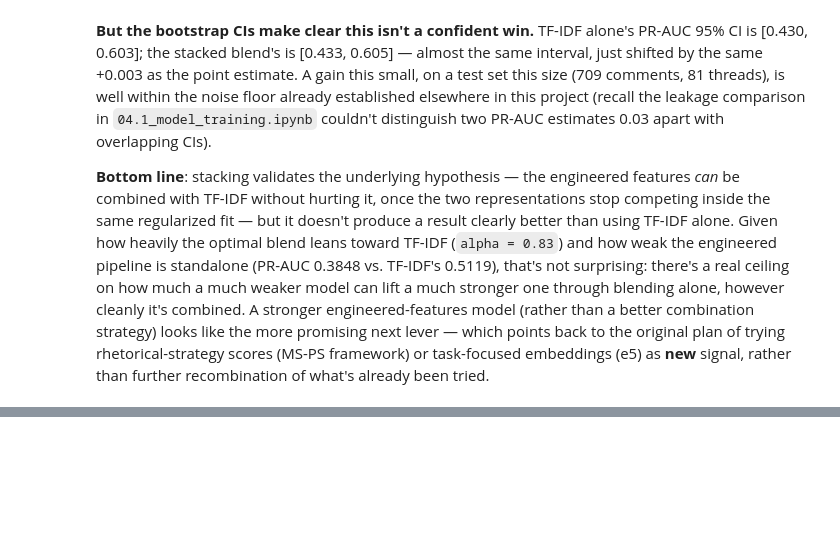
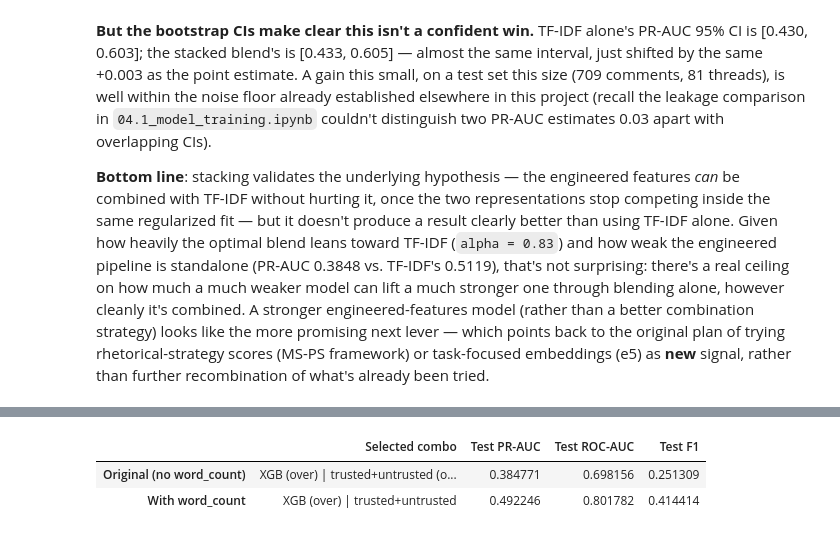
Before and after one commit to jct-nlp/change-my-view-2025, a Jupyter notebook: this work/04.2_baseline_comparison.ipynb, the cells around one changed output, grey strips where cells are left out. Cells and saved outputs as stored; diff of their text form; code cells hidden in the pictures; blank space fills up the shorter version.

```diff
--- a/this work/04.2_baseline_comparison.ipynb
+++ b/this work/04.2_baseline_comparison.ipynb
@@ -922,0 +1219,25 @@ The length-matched resampling checks, model re-selection on the matched sample,
+# %%
+best_combo_wc = val_df_wc.index[0]
+best_model_name_wc, best_fs_name_wc = combo_lookup_wc[best_combo_wc]
+best_pipe_wc   = pipelines_wc[best_model_name_wc]
+X_selected_wc  = feature_sets_wc[best_fs_name_wc]
+
+best_pipe_wc.fit(X_selected_wc.loc[train_idx], y_train)
+proba_test_wc = best_pipe_wc.predict_proba(X_selected_wc.loc[test_idx])[:, 1]
+pred_test_wc  = best_pipe_wc.predict(X_selected_wc.loc[test_idx])
+
+pr_auc_test_wc  = average_precision_score(y_test, proba_test_wc)
+roc_auc_test_wc = roc_auc_score(y_test, proba_test_wc)
+f1_test_wc      = f1_score(y_test, pred_test_wc, zero_division=0)
+
+selection_comparison = pd.DataFrame({
+    'Selected combo':  ['XGB (over) | trusted+untrusted (original)', best_combo_wc],
+    'Test PR-AUC':      [pr_auc_selected, pr_auc_test_wc],
+    'Test ROC-AUC':     [roc_auc_selected, roc_auc_test_wc],
+    'Test F1':          [f1_selected, f1_test_wc],
+}, index=['Original (no word_count)', 'With word_count'])
+selection_comparison
+# %% [output]
+|  | Selected combo | Test PR-AUC | Test ROC-AUC | Test F1 |
+| Original (no word_count) | XGB (over) | trusted+untrusted (o... | 0.384771 | 0.698156 | 0.251309 |
+| With word_count | XGB (over) | trusted+untrusted | 0.492246 | 0.801782 | 0.414414 |
```
Also changed, not shown: parts of 18 cells of this notebook.
